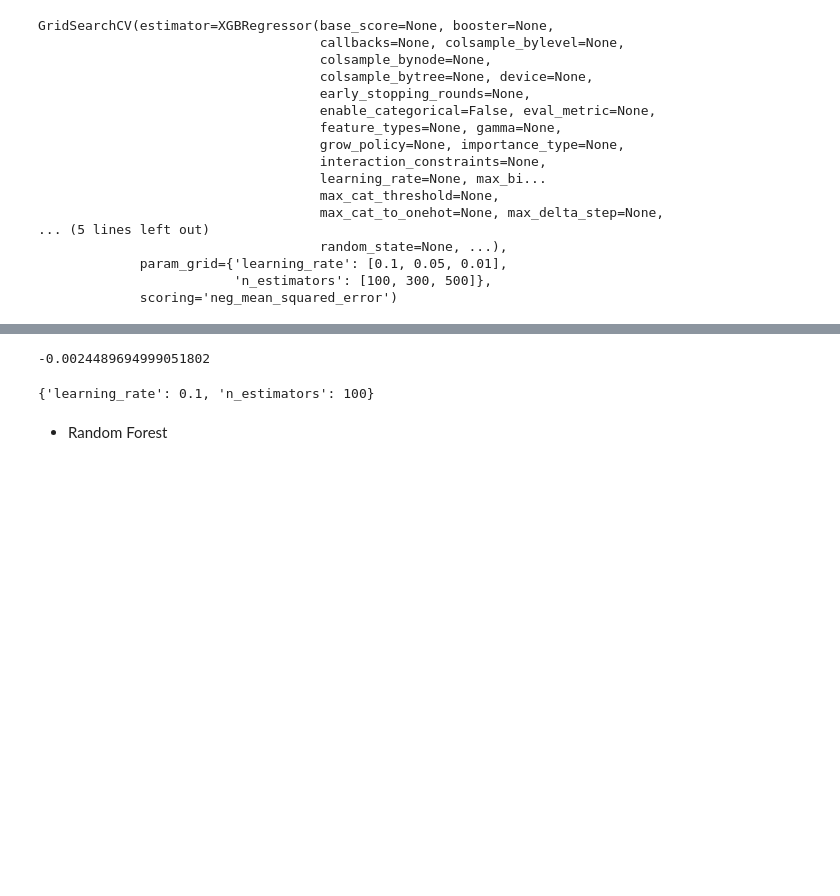
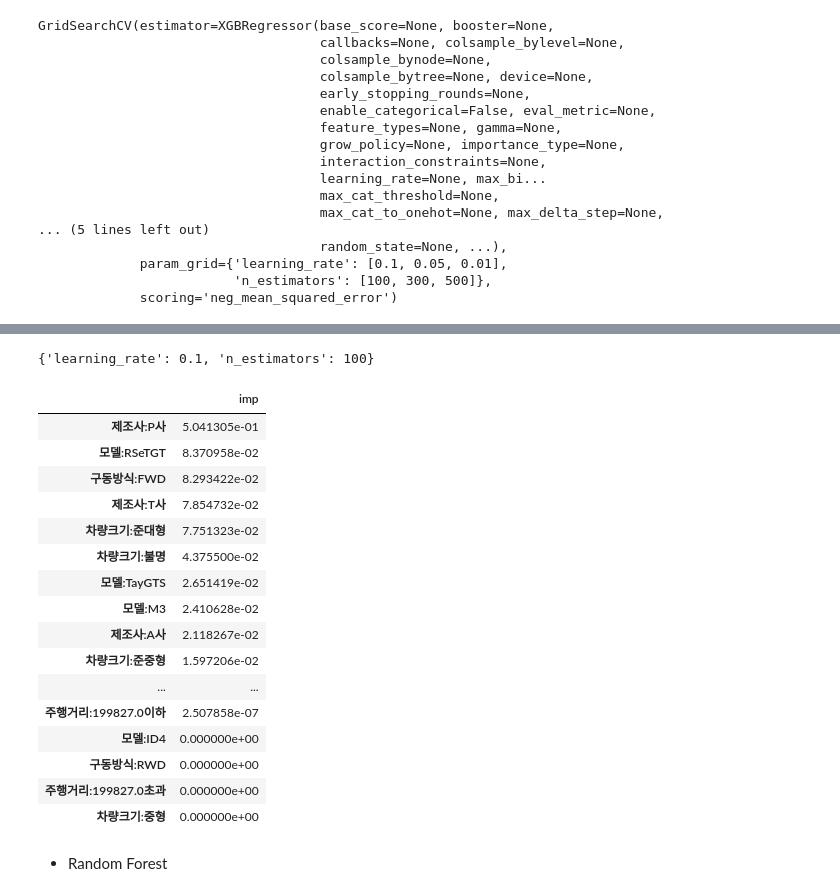
Before and after one commit to Jeon-doun/Electronic_Car_Price_Prediction, a Jupyter notebook: 전기차_가격_예측.ipynb, the cells around one changed output, grey strips where cells are left out. Cells and saved outputs as stored; diff of their text form; code cells hidden in the pictures; blank space fills up the shorter version.

```diff
--- a/전기차_가격_예측.ipynb
+++ b/전기차_가격_예측.ipynb
@@ -344,7 +429,7 @@ def preprocessing_train(df_first, null_pred_model, 주행거리_interval):
   df['차량크기'] = df['모델'].map(lambda x : 차량크기[x] if x in 차량크기.keys() else '불명')
 
   # 가격 로그변환
-  df['가격(백만원)'] = np.log(df['가격(백만원)'])
+  # df['가격(백만원)'] = np.log(df['가격(백만원)'])
 
   # 주행거리 변수 제거
 
@@ -453,5 +538,5 @@ def preprocessing_less(df_first, null_pred_model, 주행거리_interval):
 # 자료 변환 및 더미변수 생성
 
 train_df_2 = train_df.drop(columns = 'ID')
-train_df_3 = preprocessing_boxcox_train(df_first = train_df_2, null_pred_model = lr_model, 주행거리_interval = 주행거리_interval)
+train_df_3 = preprocessing_train(df_first = train_df_2, null_pred_model = lr_model, 주행거리_interval = 주행거리_interval)
 train_df_4 = pd.get_dummies(train_df_3, prefix_sep = ':',  dtype = int).drop(columns = '사고이력:No')
@@ -519,11 +610,27 @@ xgb_grid.best_score_
-# %%
-xgb_grid.best_score_
-# %% [output]
--0.0024489694999051802
 # %%
 xgb_grid.best_params_
 # %% [output]
 {'learning_rate': 0.1, 'n_estimators': 100}
+# %%
+pd.DataFrame(xgb_grid.best_estimator_.feature_importances_, index = X_train.columns, columns = ['imp']).sort_values(by = 'imp', ascending = False)
+# %% [output]
+|  | imp |
+| 제조사:P사 | 5.041305e-01 |
+| 모델:RSeTGT | 8.370958e-02 |
+| 구동방식:FWD | 8.293422e-02 |
+| 제조사:T사 | 7.854732e-02 |
+| 차량크기:준대형 | 7.751323e-02 |
+| 차량크기:불명 | 4.375500e-02 |
+| 모델:TayGTS | 2.651419e-02 |
+| 모델:M3 | 2.410628e-02 |
+| 제조사:A사 | 2.118267e-02 |
+| 차량크기:준중형 | 1.597206e-02 |
+| ... | ... |
+| 주행거리:199827.0이하 | 2.507858e-07 |
+| 모델:ID4 | 0.000000e+00 |
+| 구동방식:RWD | 0.000000e+00 |
+| 주행거리:199827.0초과 | 0.000000e+00 |
+| 차량크기:중형 | 0.000000e+00 |
 # %% [markdown]
 - Random Forest
 # %%
```
Also changed, not shown: parts of 47 cells of this notebook.
